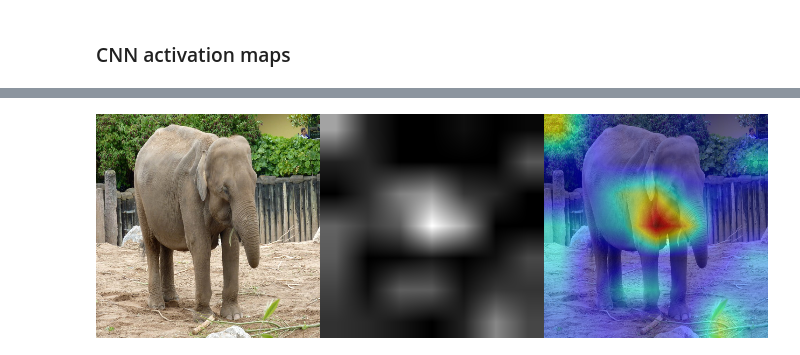
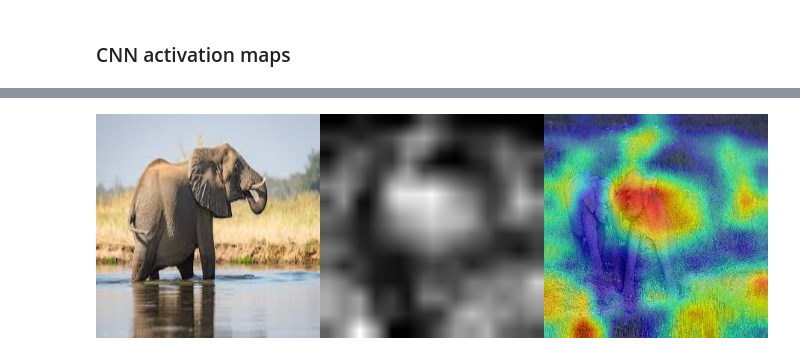
Before and after one commit to hadar-hai/deep-learn-project, a Jupyter notebook: CNN_ViT_updated.ipynb, the cells around one changed output, grey strips where cells are left out. Cells and saved outputs as stored; diff of their text form; code cells hidden in the pictures.

```diff
--- a/CNN_ViT_updated.ipynb
+++ b/CNN_ViT_updated.ipynb
@@ -197,7 +195,7 @@ def initialize_model(model_name, num_classes, feature_extract, use_pretrained=Tr
 # %%
 opt_models = ["cnn_mobile_net", "cnn_resnet50", "vit_base_16", "vit_dino_v2"]
 CNN_model_name = opt_models[1]
-ViT_model_name = opt_models[2]
+ViT_model_name = opt_models[3]
 num_classes = len(class_names)
 num_epochs = 20
 # Flag for feature extracting. When False, we fine-tune the whole model,
@@ -205,7 +203,7 @@ num_epochs = 20
 feature_extract = True
 LoRA = False
 DoRA = False
-train = True
+train = False
 # %%
 # training function
 def train_model(model, dataloaders, criterion, optimizer, num_epochs=25):
@@ -631,17 +632,21 @@ That means:
 # %% [markdown]
 ### CNN activation maps
-# %%
-# image_path = r".\drive\MyDrive\deep_learn\project\dataset\test\African\af_te19.jpg"
-image_path = './drive/MyDrive/deep_learn/project/dataset/test/Asian/as_te69.jpg'
-
-true_label = image_path.split("/")[-2]
-if true_label == "African":
-    true_label_id = 0
-else:
-    true_label_id = 1
-
-img = np.array(Image.open(image_path))
-img = cv2.resize(img, (224, 224))
-img = np.float32(img) / 255
-input_tensor = preprocess_image(img, mean=[0.485, 0.456, 0.406], std=[0.229, 0.224, 0.225])
+# %%
+# model
+Resnet = True   # optional CNN models are resnet or mombile-net
+
+if Resnet:
+  model = models.resnet50(weights='DEFAULT')
+  num_ftrs = model.fc.in_features
+  model.fc = nn.Linear(num_ftrs, 2)
+  model.load_state_dict(torch.load('./drive/MyDrive/deep_learn/project/models/cnn_resnet50_bs_32_ep_20_fe.pth', map_location=device))
+  target_layers = [model.layer3, model.layer4, model.avgpool]
+else:
+  model = models.mobilenet_v3_small(weights='DEFAULT')
+  num_ftrs = model.classifier[3].in_features
+  model.classifier[3] = nn.Linear(num_ftrs, 2)
+  model.load_state_dict(torch.load('./drive/MyDrive/deep_learn/project/models/cnn_mobile_net_bs_32_ep_20_fe.pth', map_location=device))
+  target_layers = [model.features, model.avgpool]
+
+model.eval()
 # %%
@@ -673,14 +690,12 @@ the predicted label is Asian with confidence 74.53% where the true label is Asia
 # %%
-targets = [ClassifierOutputTarget(predicted_label_id)]
+# activation map for an image with high confifdence
 
-# target_layers are all the features and avgpool layers
-target_layers = [model.features, model.avgpool]
 with GradCAM(model=model, target_layers=target_layers) as cam:
-    grayscale_cams = cam(input_tensor=input_tensor, targets=targets)
+    grayscale_cams = cam(input_tensor=input_tensors[0], targets=targets[0])
     cam_image = show_cam_on_image(img, grayscale_cams[0, :], use_rgb=True)
 cam = np.uint8(255 * grayscale_cams[0, :])
 cam = cv2.merge([cam, cam, cam])
-images = np.hstack((np.uint8(255 * img), cam, cam_image))
+images = np.hstack((np.uint8(255 * imgs[0]), cam, cam_image))
 Image.fromarray(images)
 # %% [output]
-[figure, old version]
+[figure, new version]
```
Also changed, not shown: parts of 20 cells of this notebook.
